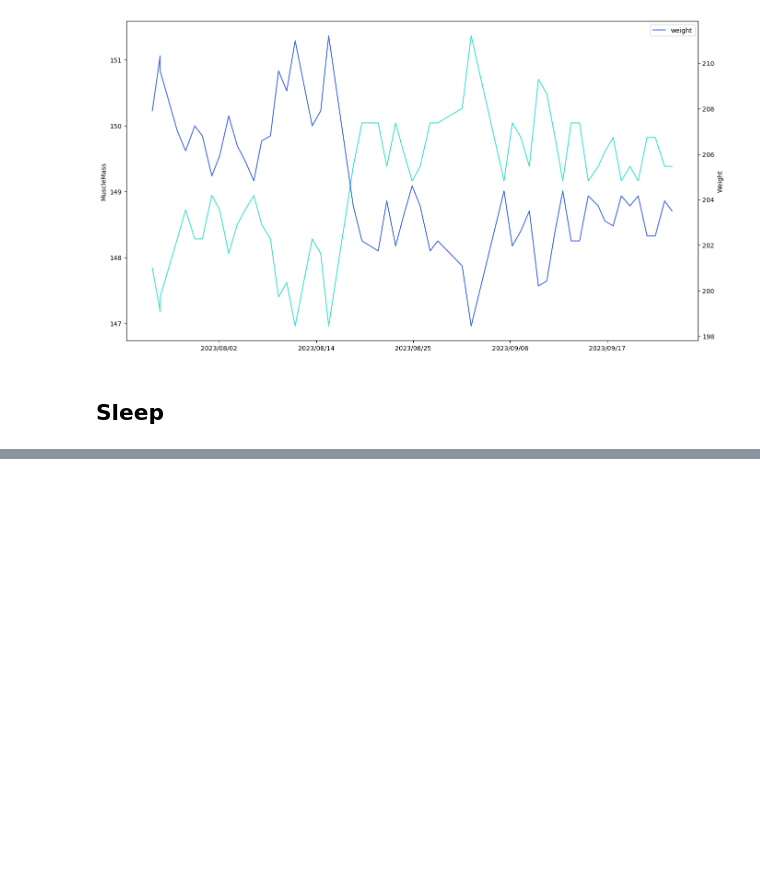
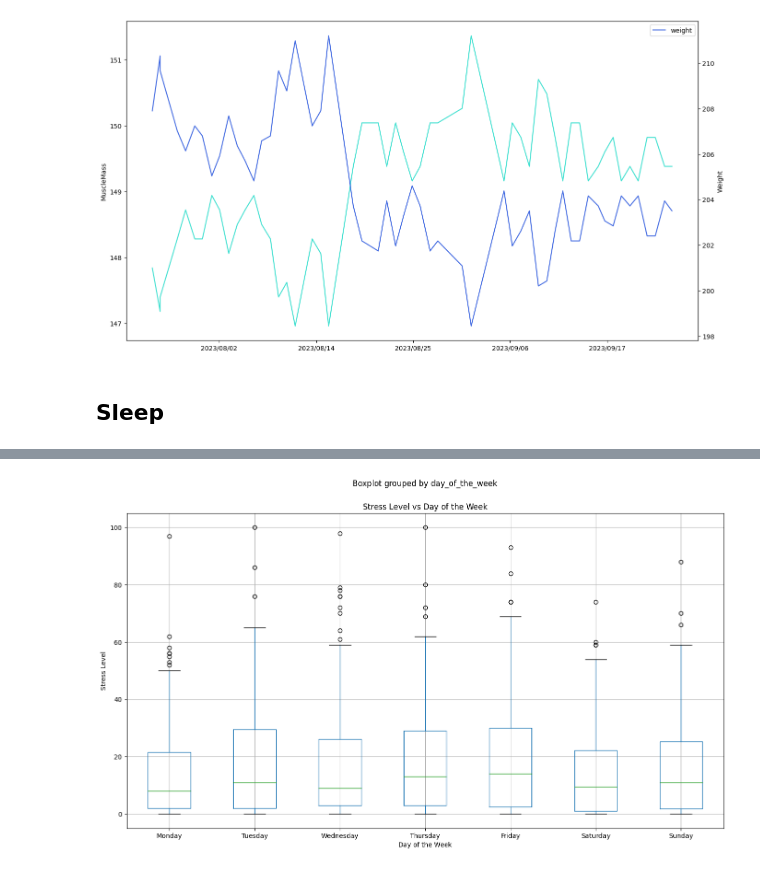
Before and after one commit to MattHandzel/HealthDataAnalysis, a Jupyter notebook: main.ipynb, the cells around one changed output, grey strips where cells are left out. Saved outputs shown, nothing was run; the diff lists cells and outputs as text; code cells hidden in the pictures; blank space fills up the shorter version.

```diff
--- a/main.ipynb
+++ b/main.ipynb
@@ -245,0 +279,13 @@ plot_line_of_best_fit(sleep[sleep["sleep_duration"] > 5], "start_time","sleep_du
+# %%
+stress = pd.read_csv(folder_dir + "stress.csv", index_col=False)
+stress = stress.rename(columns=remove_prefix)
+columns_to_remove = ["custom",	"binning_data",	"tag_id",	"create_time",	"algorithm",	"time_offset",	"deviceuuid",	"comment",	"pkg_name",	"datauuid"]
+stress = stress.drop(columns=columns_to_remove)
+stress["start_time"] = stress["start_time"].apply(convert_datetime_to_time_since_last_epoch)
+stress["end_time"] = stress["end_time"].apply(convert_datetime_to_time_since_last_epoch)
+stress = stress.sort_values(by="start_time")
+stress = convert_datetime_to_weekday(dataframe=stress, column_name="end_time")
+# %%
+plot_box_and_whisker(stress, "day_of_the_week", "score", "Stress Level vs Day of the Week", "Day of the Week", "Stress Level")
+# %% [output]
+[figure, added]
```
Also changed, not shown: parts of 15 cells of this notebook, 4 other files.
